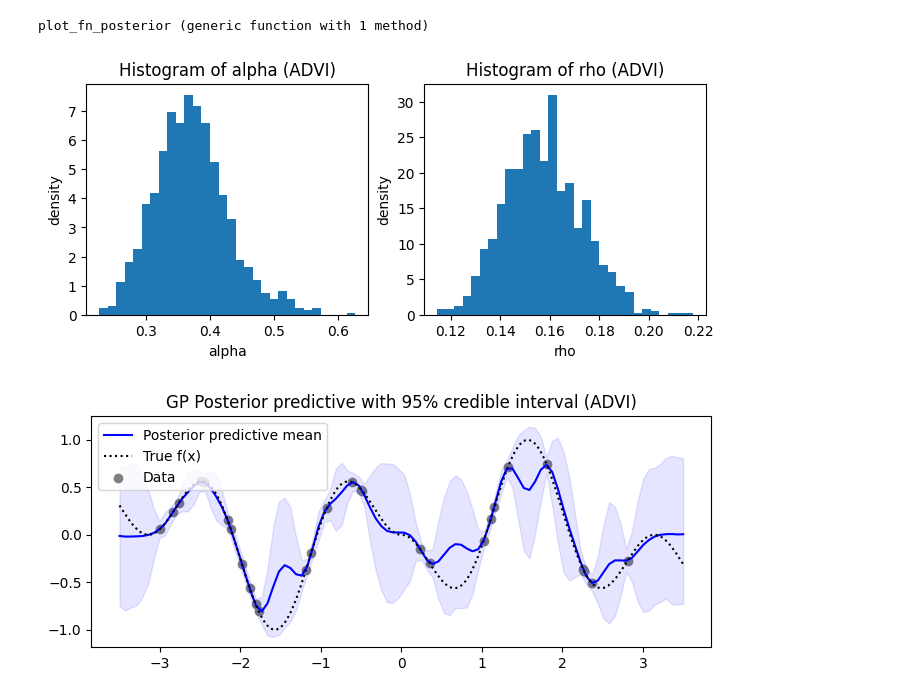
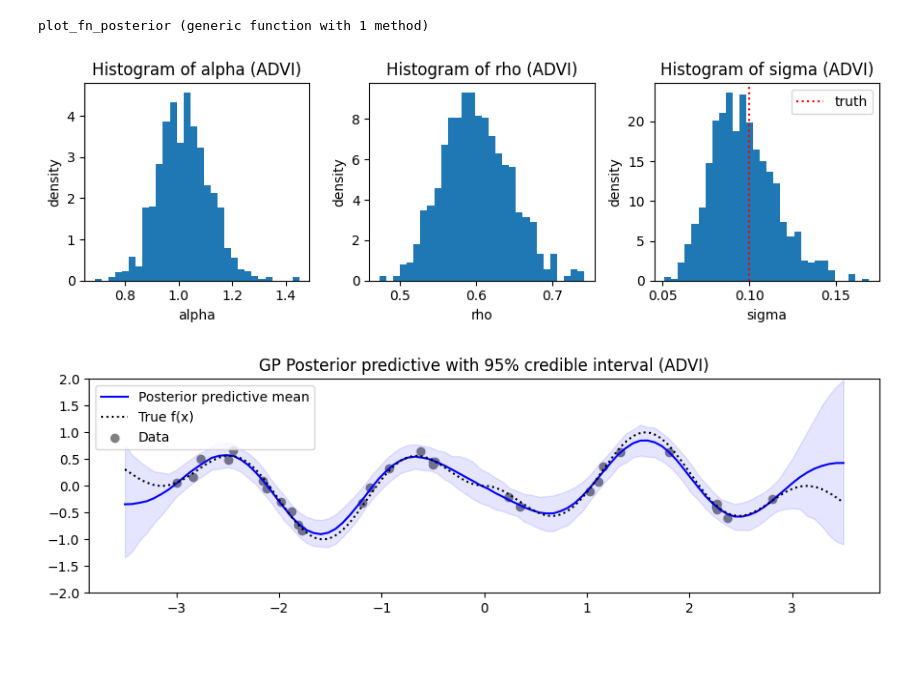
Before and after one commit to luiarthur/TuringBnpBenchmarks, a Jupyter notebook: src/gp/notebooks/gp_turing.ipynb, the cells around one changed output. Drawn from its saved outputs; the diff is of its cells as text; code cells hidden in the pictures; blank space fills up the shorter version.

```diff
--- a/src/gp/notebooks/gp_turing.ipynb
+++ b/src/gp/notebooks/gp_turing.ipynb
@@ -126,5 +138,6 @@ nsamples = 1000
 # Get posterior samples
 alpha = vec(group(chain, :alpha).value.data[end-nsamples:end, :, 1]);
 rho = vec(group(chain, :rho).value.data[end-nsamples:end, :, 1]);
-hmc_samples = Dict(:alpha => alpha, :rho => rho)
+sigma = vec(group(chain, :sigma).value.data[end-nsamples:end, :, 1]);
+hmc_samples = Dict(:alpha => alpha, :rho => rho, :sigma => sigma);
 # %% [output]
@@ -136,6 +146,6 @@ Dict{Symbol,Array{Float64,1}} with 2 entries:
 # %%
 # Fit via NUTS.
-Random.seed!(6)
+Random.seed!(7)
 
 # Compile
 @time _ = sample(m, NUTS(4, 0.8), 9);
@@ -153,7 +163,8 @@ end
 # Get posterior samples
 alpha = vec(group(chain, :alpha).value.data[:, :, 1]);
 rho = vec(group(chain, :rho).value.data[:, :, 1]);
-nuts_samples = Dict(:alpha => alpha, :rho => rho);
+sigma = vec(group(chain, :sigma).value.data[:, :, 1]);
+nuts_samples = Dict(:alpha => alpha, :rho => rho, :sigma => sigma);
 # %% [output]
 ┌ Info: Found initial step size
 │   ϵ = 0.4
@@ -172,8 +183,8 @@ function make_gp_predict_fn(Xnew, y, X)
     Z = [Xnew; X]
     D2 = pairwise(SqEuclidean(), Z, dims=1)
 
-    return (alpha, rho) -> let
-        K = sqexp_cov_fn(D2, alpha, rho, d_is_squared=true)
+    return (alpha, rho, sigma) -> let
+        K = sqexp_cov_fn(D2, alpha, rho, d_is_squared=true) + LinearAlgebra.I * sigma^2
         Koo_inv = inv(K[(M+1):end, (M+1):end])
         Knn = K[1:M, 1:M]
         Kno = K[1:M, (M+1):end]
@@ -205,19 +216,27 @@ function plot_fn_posterior(samples; figsize=(12, 4), figsize_f=figsize, suffix="
     # Get parameters
     alpha = samples[:alpha]
     rho = samples[:rho]
+    sigma = samples[:sigma]
+    nsamps = length(alpha)
 
     # Plot parameters posterior.
     plt.figure(figsize=figsize)
-    plt.subplot(1, 2, 1)
+    plt.subplot(1, 3, 1)
     plot_post(samples, :alpha, bins=30, suffix=suffix)
-    plt.subplot(1, 2, 2)
+    plt.subplot(1, 3, 2)
     plot_post(samples, :rho, bins=30, suffix=suffix)
+    plt.subplot(1, 3, 3)
+    plot_post(samples, :sigma, bins=30, suffix=suffix)
+    plt.axvline(data[:sigma], ls=":", label="truth", color="red")
+    plt.legend()
+    plt.tight_layout()
 
     # Make predictions at new locations.
     X_new = reshape(collect(range(-3.5, 3.5, length=100)), 100, 1)
     gp_predict = make_gp_predict_fn(X_new, y, X)
-    ynew = [gp_predict(alpha[m], rho[m]) for m in 1:length(alpha)]
-    ynew = hcat(ynew...);
+
+    ynew = [gp_predict(alpha[m], rho[m], sigma[m]) for m in 1:nsamps]
+    ynew = hcat(ynew...)
 
     # Summary statistics of posterior function.
     pred_mean = mean(ynew, dims=2)
@@ -231,17 +250,21 @@ function plot_fn_posterior(samples; figsize=(12, 4), figsize_f=figsize, suffix="
     # Plot predictions.
     plt.figure(figsize=figsize_f)
     plt.plot(vec(X_new), vec(pred_mean), color="blue", label="Posterior predictive mean")
-    plt.plot(data[:x_true], data[:f_true], color="black", ls=":", label="True f(x)")
+    plt.plot(x_grid, f, color="black", ls=":", label="True f(x)")
+
     plt.scatter(vec(X), vec(y), color="grey", label="Data")
     plt.fill_between(vec(X_new), vec(pred_upper), vec(pred_lower), color="blue", alpha=0.1)
     plt.legend(loc="upper left")
     plt.title("GP Posterior predictive with 95% credible interval $(suffix)");
+    plt.ylim(-2, 2)
+
+    plt.tight_layout()
 end
 # %% [output]
 plot_fn_posterior (generic function with 1 method)
 # %%
-plot_fn_posterior(advi_samples, figsize=(8, 3), suffix="ADVI");
+plot_fn_posterior(advi_samples, figsize=(9, 3), suffix="ADVI")
 # %% [output]
-[figure, old version]
+[figure, new version]
-[figure, old version]
+[figure, new version]
 # %%
```
Also changed, not shown: parts of 10 cells of this notebook, 4 other files.
